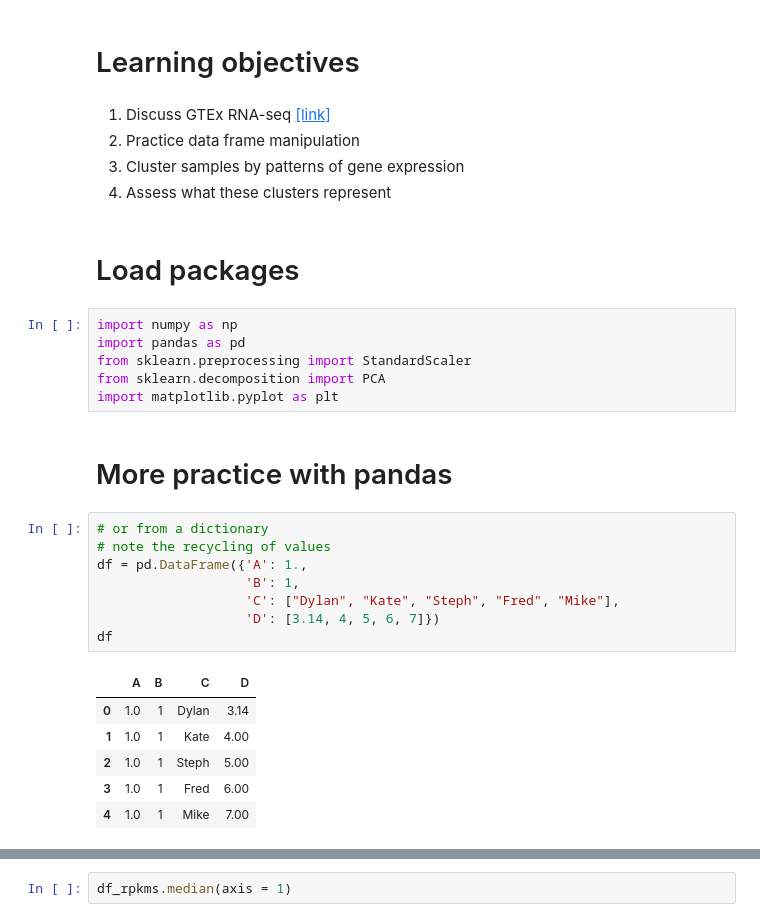
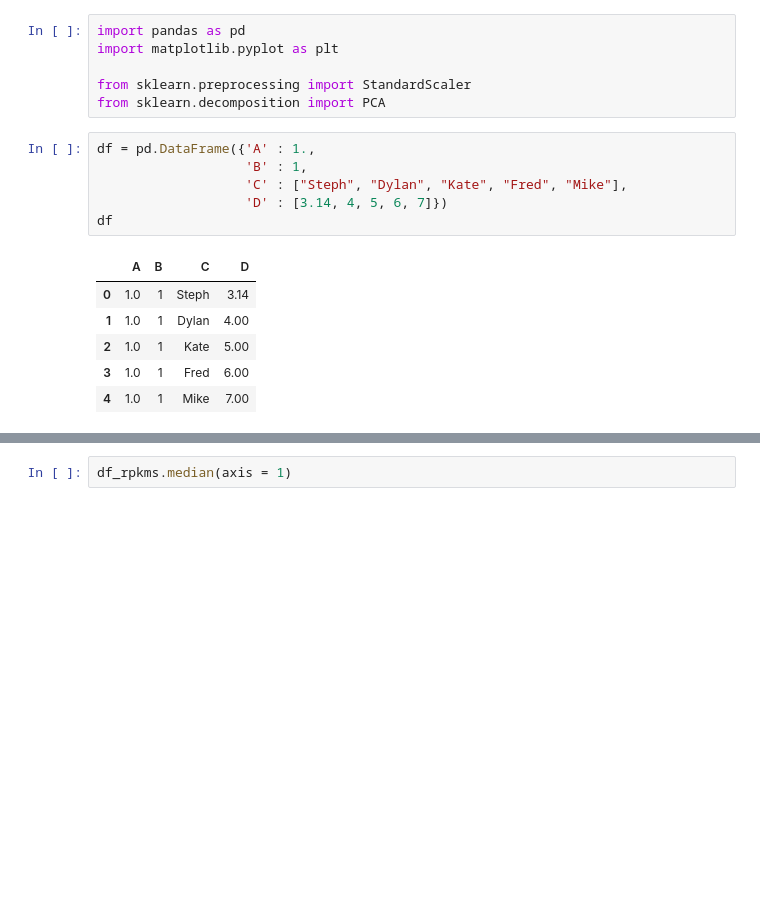
Before and after one commit to bxlab/qbb2020, a Jupyter notebook: day2/3-afternoon/01_gtex_pca.ipynb, the cells around one changed output, grey strips where cells are left out. Cells and saved outputs as stored; diff of their text form; blank space fills up the shorter version.

```diff
--- a/day2/3-afternoon/01_gtex_pca.ipynb
+++ b/day2/3-afternoon/01_gtex_pca.ipynb
@@ -1,32 +1,19 @@
-# %% [markdown]
-# Learning objectives
-# %% [markdown]
-1. Discuss GTEx RNA-seq [[link]](https://gtexportal.org/home/)
-2. Practice data frame manipulation
-3. Cluster samples by patterns of gene expression
-4. Assess what these clusters represent
-# %% [markdown]
-# Load packages
 # %%
-import numpy as np
 import pandas as pd
+import matplotlib.pyplot as plt
+
 from sklearn.preprocessing import StandardScaler
 from sklearn.decomposition import PCA
-import matplotlib.pyplot as plt
-# %% [markdown]
-# More practice with pandas
 # %%
-# or from a dictionary
-# note the recycling of values
-df = pd.DataFrame({'A': 1.,
-                   'B': 1,
-                   'C': ["Dylan", "Kate", "Steph", "Fred", "Mike"],
-                   'D': [3.14, 4, 5, 6, 7]})
+df = pd.DataFrame({'A' : 1.,
+                   'B' : 1,
+                   'C' : ["Steph", "Dylan", "Kate", "Fred", "Mike"],
+                   'D' : [3.14, 4, 5, 6, 7]})
 df
 # %% [output]
 |  | A | B | C | D |
-| 0 | 1.0 | 1 | Dylan | 3.14 |
-| 1 | 1.0 | 1 | Kate | 4.00 |
-| 2 | 1.0 | 1 | Steph | 5.00 |
+| 0 | 1.0 | 1 | Steph | 3.14 |
+| 1 | 1.0 | 1 | Dylan | 4.00 |
+| 2 | 1.0 | 1 | Kate | 5.00 |
 | 3 | 1.0 | 1 | Fred | 6.00 |
 | 4 | 1.0 | 1 | Mike | 7.00 |
```
Also changed, not shown: parts of 46 cells of this notebook.
